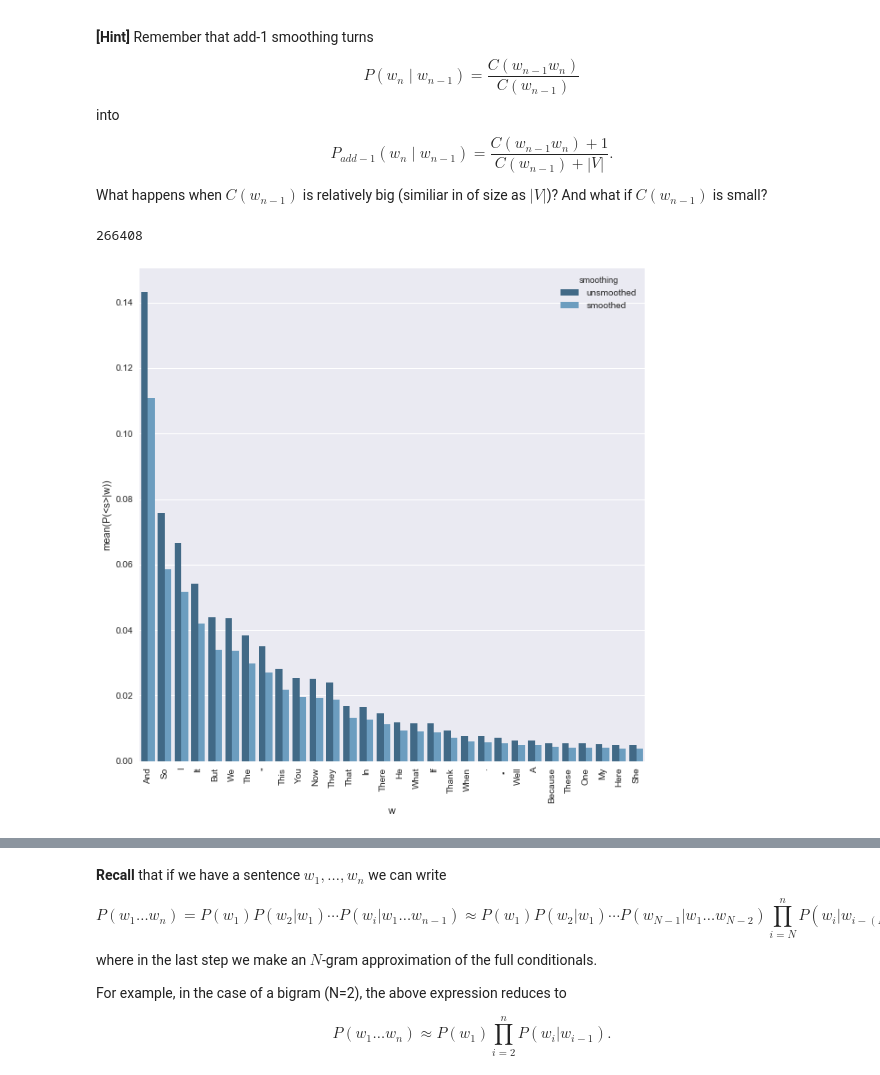
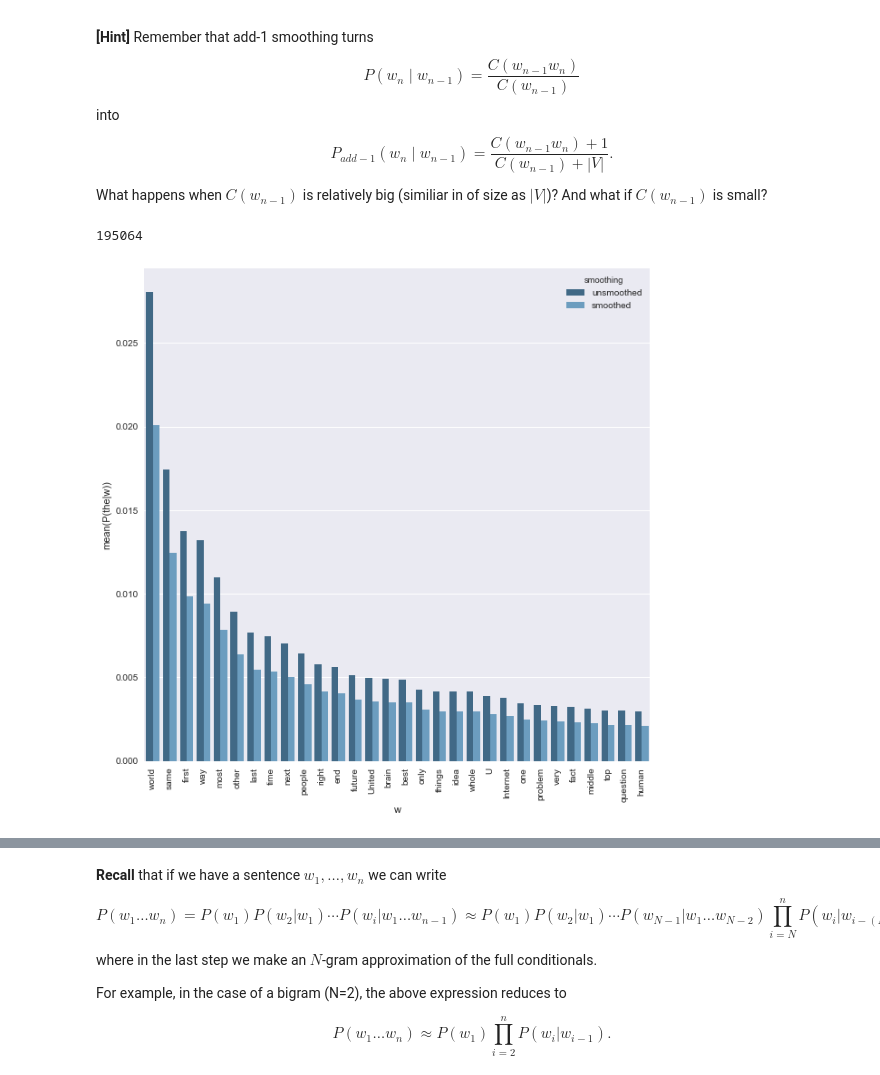
Before and after one commit to JappaB/NLP1, a Jupyter notebook: lab1.ipynb, the cells around one changed output, grey strips where cells are left out. Drawn from its saved outputs; the diff is of its cells as text; code cells hidden in the pictures.

```diff
--- a/lab1.ipynb
+++ b/lab1.ipynb
@@ -552,10 +552,15 @@ def train_ngram(data, N, k=0):
     history_count = Counter()
 
     # history is a fixed length list which fills FIFO from right to left using .append()
-    current_history = deque((N-1)*[""], N-1)
+
+    current_history = deque((N-1)*["<s>"], N-1)
 
     # Create counts ngram
     for i, word in enumerate(flat_data):
+        # Also prepend every sentence with as many <s> 's as needed to be able to use a ngram for the first word
+        if word == '<s>':
+            current_history = deque((N-1)*["<s>"], N-1)
+
         curr_history_string = ' '.join(current_history)
 
         history_count[curr_history_string] += 1
@@ -607,12 +612,12 @@ def train_ngram(data, N, k=0):
 
     return ngram, unigram, rawcounts
 # %%
-data, w2i, i2w = read(train_file)
-# bigram, unigram, rawcountsbi = train_ngram(data, N=2, k=0)
-# trigram, unigram, rawcountstri = train_ngram(data, N=3, k=0)
-# quadgram, unigram, rawcountsquad = train_ngram(data, N=4, k=0)
+# data, w2i, i2w = read(train_file)
+bigram, unigram, rawcountsbi = train_ngram(data, N=2, k=0)
+trigram, unigram, rawcountstri = train_ngram(data, N=3, k=0)
+quadgram, unigram, rawcountsquad = train_ngram(data, N=4, k=0)
 # %%
-smooth_bigram, smooth_unigram = train_ngram(data, N=2, k=1)
+smooth_bigram, smooth_unigram, _ = train_ngram(data, N=2, k=1)
 # %% [markdown]
 ## Exercise 2.2 (5 points)
 
@@ -761,12 +764,11 @@ bigram, unigram, rawcounts = train_ngram(data,2,0)
 # %%
-plot_bigram_dist("<s>", bigram, smoothbigram)
+plot_bigram_dist("the", bigram, smoothbigram)
 
 # Explain the difference between the two based on the raw counts of w
-print(sum(rawcounts['<s>'].values()))
-# print(sorted(rawcounts['<s>'].items(), reverse=True, key=lambda t: t[1])[0:30])
+print(sum(rawcounts['the'].values()))
 # %% [output]
-266408
+195064
-[figure, old version]
+[figure, new version]
 # %%
 plot_bigram_dist("York", bigram, smoothbigram)
 
```
Also changed, not shown: parts of 11 cells of this notebook.
